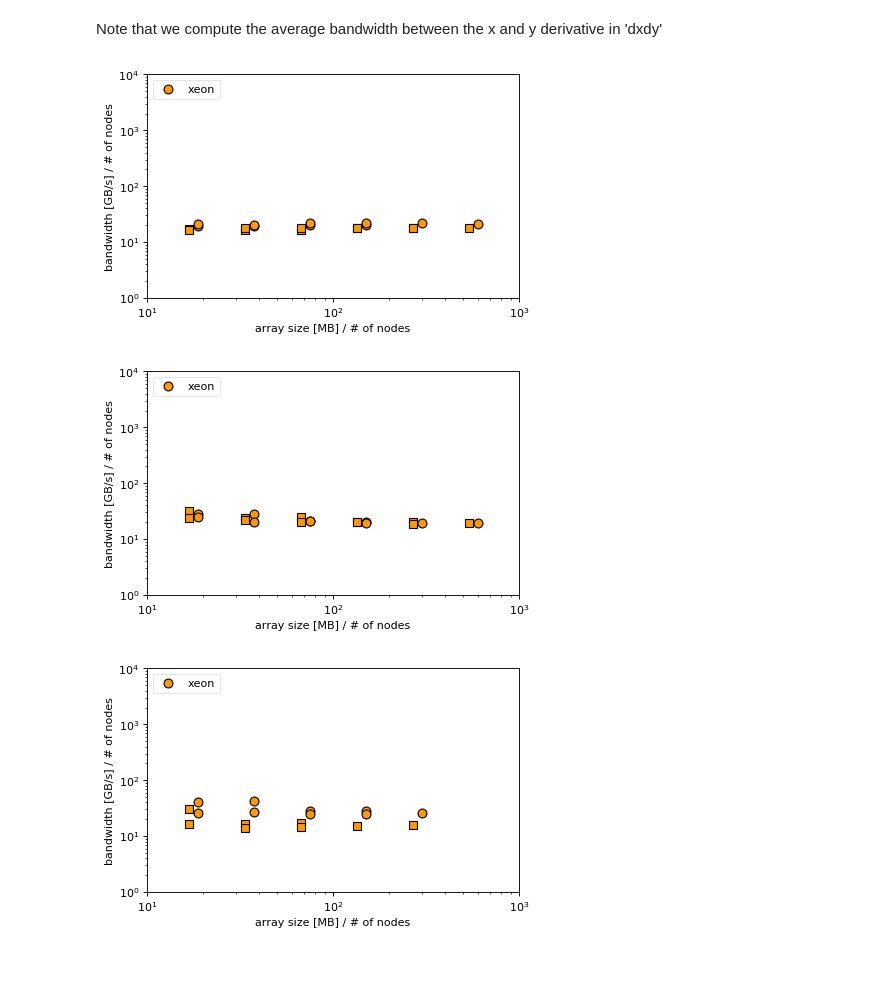
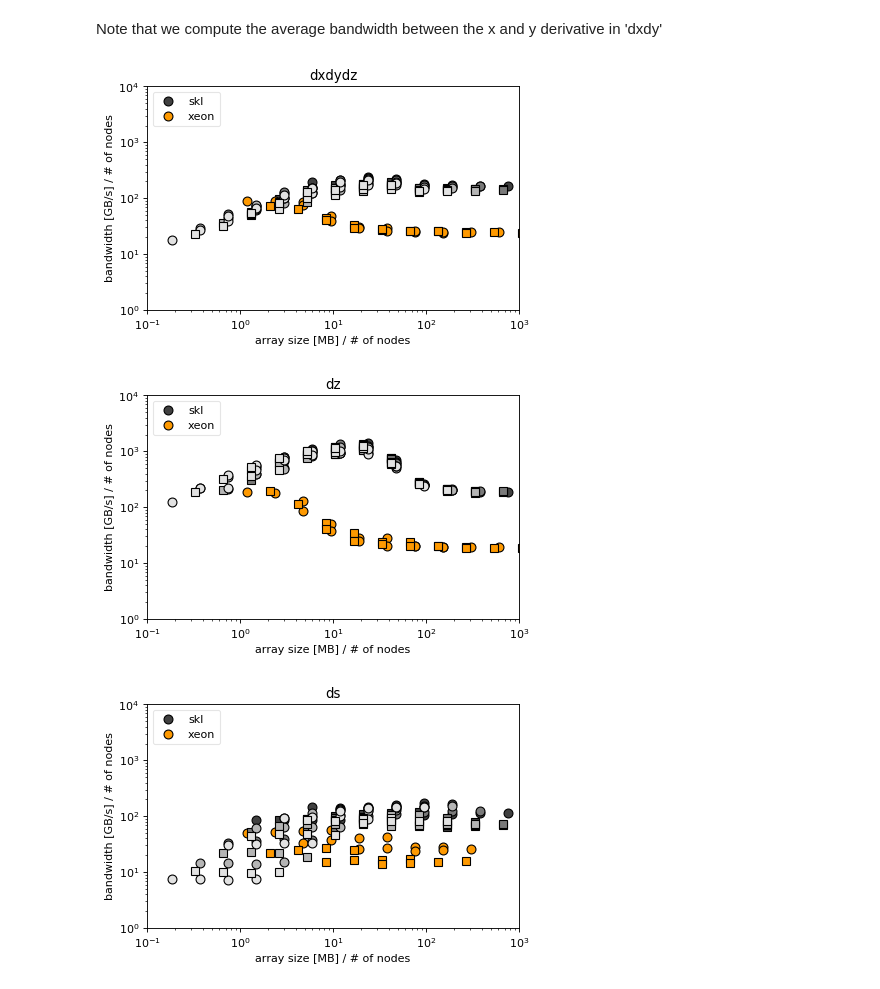
Before and after one commit to mwiesenberger/performance, a Jupyter notebook: data3d/3-Dxy-Dz-Ds-Plot.ipynb, the cells around one changed output. Drawn from its saved outputs; the diff is of its cells as text; code cells hidden in the pictures.

```diff
--- a/data3d/3-Dxy-Dz-Ds-Plot.ipynb
+++ b/data3d/3-Dxy-Dz-Ds-Plot.ipynb
@@ -11,13 +11,13 @@ As done previously, we list the files we want to analyse and setup the plots
 # %%
 #(hardware name, number of nodes, plotstyle)
 filesCPUs = {
-         #'knl_mpi1':('knl',1), 'knl_mpi2':('knl',2), 'knl_mpi4':('knl',4),
-         #'skl_mpi1':('skl',1), 'skl_mpi2':('skl',2), 'skl_mpi4':('skl',4),
+         'skl_mpi1':('skl',1), 'skl_mpi2':('skl',2), 'skl_mpi4':('skl',4), 'skl_mpi8':('skl',8),
          'xeon':('xeon',1)
 }
 filesGPUs = {
          #'p100_mpi1':('p100',1), 'p100_mpi2':('p100',2), 'p100_mpi4':('p100',4),
          #'v100_mpi1':('v100',1), 'v100_mpi2':('v100',2), 'v100_mpi4':('v100',4),
+         'knl_mpi1':('knl',1), 'knl_mpi2':('knl',2), 'knl_mpi4':('knl',4), 'knl_mpi8':('knl',8),
          'titanxp':('titanxp',1,)
              }
 # order by number of nodes to make labeling easier further down
@@ -30,14 +30,14 @@ for k,v in cpuFiles.items():
 
 arch = {'knl':(cm.Greens,450,0.5,0.33),'skl':(cm.Greys,200,0.5,0.75),'p100':(cm.Blues,550,0.5,0.43),
         'v100':(cm.Purples,850,0.5,0.85),'xeon':(cm.Wistia,30,0.5,0.79),'titanxp':(cm.Oranges,155,0.5,0.70)}
-intens={1:0.8, 2:0.6, 4:0.4}
+intens={1:0.8, 2:0.6, 4:0.4, 8:0.2}
 marker={2:'d', 3:'o', 4:'s',5:'p'}
 # %% [markdown]
 Note that we compute the average bandwidth between the x and y derivative in 'dxdy'
 # %%
 ns=[3,4]
 for filelist in [cpuFiles, gpuFiles]:
-    for q in ['dxdy','dz','ds']:
+    for q in ['dxdydz','dz','ds']:
         fig,ax=plt.subplots(1,1,figsize=(6,3.7),dpi= 80, facecolor='w', edgecolor='k')
         for f, v in filelist.items():
             #read in csv file
@@ -49,39 +49,43 @@ for filelist in [cpuFiles, gpuFiles]:
             bw = bw.assign(dy = df['size']/1000*3/df['dy'])#/arch[v[0]][1])
             bw = bw.assign(dz = df['size']/1000*3/df['dz'])
             bw = bw.assign(ds = df['size']/1000*83/df['ds'])
-            bw = bw.assign(dxdy=2.0*bw['dx']*bw['dy']/(bw['dx']+bw['dy']))
+            bw = bw.assign(dxdy   = 2*3*df['size']/1000/(df['dx']+df['dy']))
+            bw = bw.assign(dxdydz = 3*3*df['size']/1000/(df['dx']+df['dy']+df['dz']))
             #compute mean and standard derivation of 'same' groups
             bw=bw.groupby(['n', 'Nx','Ny','Nz','size']).agg(['mean', 'std'])
             bw=bw.reset_index(level=['Nx','Ny','Nz','size'])
 
             for n in ns:
                 bwn = bw.loc[n]
                 bwn.reset_index(inplace=True)
                 toPlot = bwn[q].join(bwn['size'])
                 #print(toPlot)
                 toPlot.plot(ax=ax,color=arch[v[0]][0](intens[v[1]]), marker=marker[n],ls='',markeredgecolor='k',
                              x='size',y='mean',label=v[0], markersize=8)
         plt.xlabel('array size [MB] / # of nodes')
         plt.ylabel('bandwidth [GB/s] / # of nodes')
         plt.xscale('log')
         plt.yscale('log')
         plt.ylim(1,1e4)
         #for k,v in arch.items():
         #    if q=='mixed' :
         #        plt.axhline(y=v[3],xmin=v[2],xmax=1,color=v[0](1.0),lw=2)
         handles, labels = plt.gca().get_legend_handles_labels()
-        handles = handles[0:len(ns)*number:len(ns)]; labels = labels[0:len(ns)*number:len(ns)]
+        #handles = handles[0:len(ns)*number:len(ns)]
+        #labels = labels[0:len(ns)*number:len(ns)]
+        labels = labels[0:len(ns)]
+        handles = handles[0:len(ns)]
         plt.legend(handles, labels, numpoints=1,loc='upper left',
                    fontsize='medium',framealpha=0.5)
-        #plt.title(q)
-        plt.xlim(10,1000)
+        plt.title(q)
+        plt.xlim(0.1,1000)
         #if filelist == cpuFiles :
         #    plt.savefig(q+'_cpu.pdf',bbox_inches='tight')
         if filelist == gpuFiles :
             plt.legend(handles, labels, numpoints=1,loc='lower right',
                    fontsize='medium',framealpha=0.5)
             plt.savefig(q+'_gpu.pdf',bbox_inches='tight')
 # %% [output]
-[figure, old version]
+[figure, new version]
-[figure, old version]
+[figure, new version]
-[figure, old version]
+[figure, new version]
```
Also changed, not shown: parts of 2 cells of this notebook, 4 other files.
